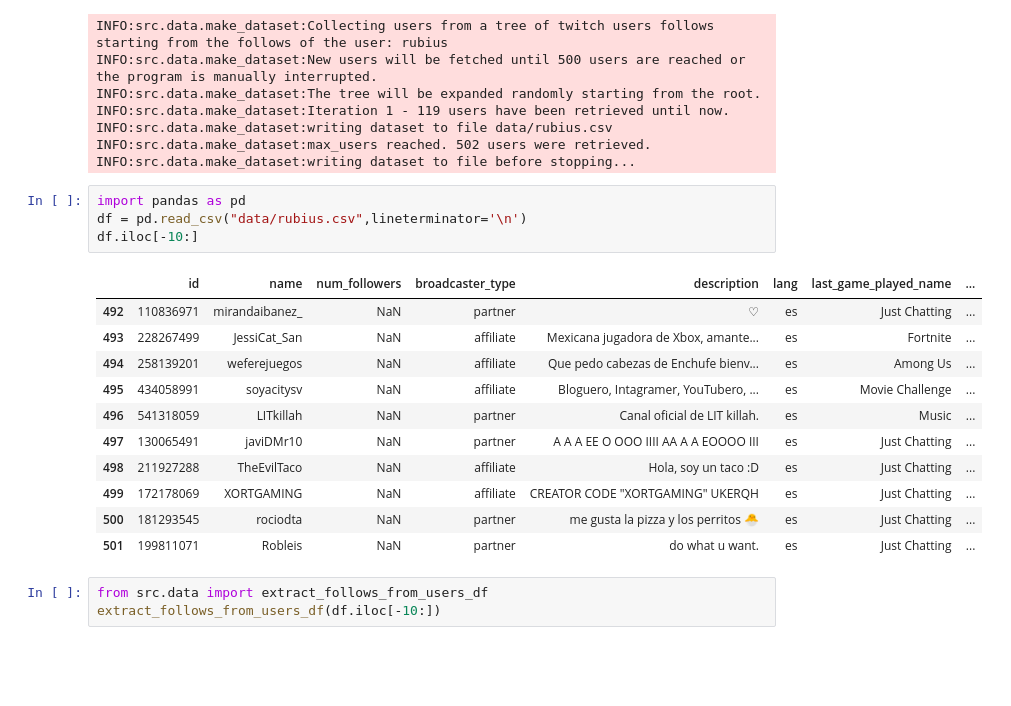
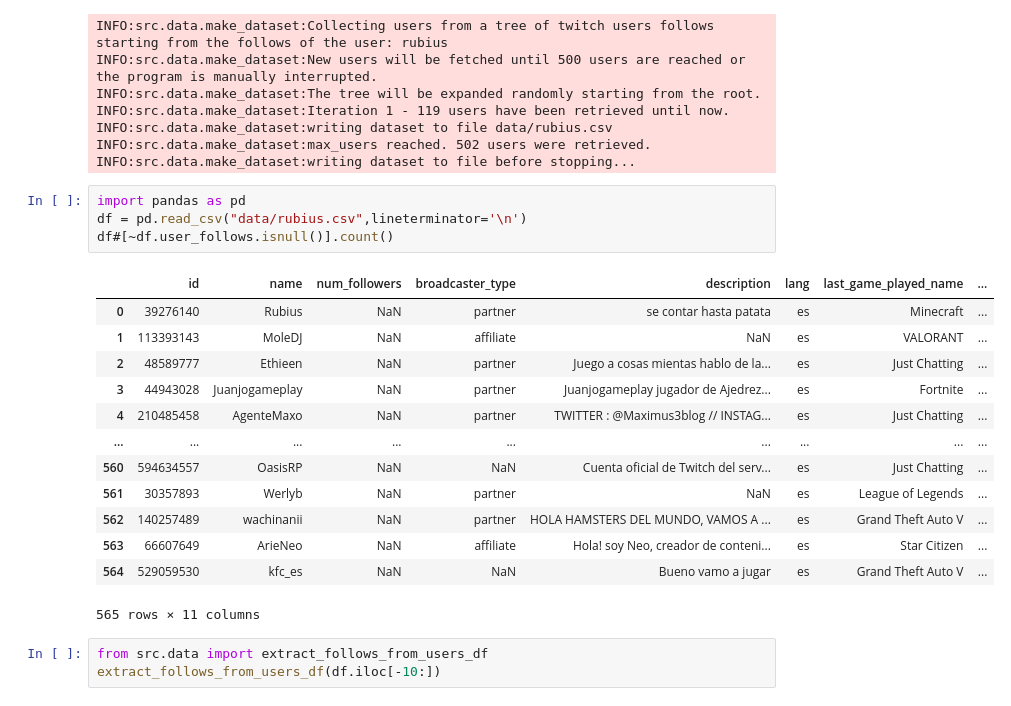
Before and after one commit to Enver-group/twitch-web-analytics, a Jupyter notebook: notebooks/simon-twitch-api.ipynb, the cells around one changed output. Cells and saved outputs as stored; diff of their text form; blank space fills up the shorter version.

```diff
--- a/notebooks/simon-twitch-api.ipynb
+++ b/notebooks/simon-twitch-api.ipynb
@@ -67,19 +67,21 @@ INFO:src.data.make_dataset:writing dataset to file before stopping...
 # %%
 import pandas as pd
 df = pd.read_csv("data/rubius.csv",lineterminator='\n')
-df.iloc[-10:]
+df#[~df.user_follows.isnull()].count()
 # %% [output]
 |  | id | name | num_followers | broadcaster_type | description | lang | last_game_played_name | ... |
-| 492 | 110836971 | mirandaibanez_ | NaN | partner | ♡ | es | Just Chatting | ... |
-| 493 | 228267499 | JessiCat_San | NaN | affiliate | Mexicana jugadora de Xbox, amante... | es | Fortnite | ... |
-| 494 | 258139201 | weferejuegos | NaN | affiliate | Que pedo cabezas de Enchufe bienv... | es | Among Us | ... |
-| 495 | 434058991 | soyacitysv | NaN | affiliate | Bloguero, Intagramer, YouTubero, ... | es | Movie Challenge | ... |
-| 496 | 541318059 | LITkillah | NaN | partner | Canal oficial de LIT killah. | es | Music | ... |
-| 497 | 130065491 | javiDMr10 | NaN | partner | A A A EE O OOO IIII AA A A EOOOO III | es | Just Chatting | ... |
-| 498 | 211927288 | TheEvilTaco | NaN | affiliate | Hola, soy un taco :D | es | Just Chatting | ... |
-| 499 | 172178069 | XORTGAMING | NaN | affiliate | CREATOR CODE "XORTGAMING" UKERQH | es | Just Chatting | ... |
-| 500 | 181293545 | rociodta | NaN | partner | me gusta la pizza y los perritos 🐣 | es | Just Chatting | ... |
-| 501 | 199811071 | Robleis | NaN | partner | do what u want. | es | Just Chatting | ... |
+| 0 | 39276140 | Rubius | NaN | partner | se contar hasta patata | es | Minecraft | ... |
+| 1 | 113393143 | MoleDJ | NaN | affiliate | NaN | es | VALORANT | ... |
+| 2 | 48589777 | Ethieen | NaN | partner | Juego a cosas mientas hablo de la... | es | Just Chatting | ... |
+| 3 | 44943028 | Juanjogameplay | NaN | partner | Juanjogameplay jugador de Ajedrez... | es | Fortnite | ... |
+| 4 | 210485458 | AgenteMaxo | NaN | partner | TWITTER : @Maximus3blog // INSTAG... | es | Just Chatting | ... |
+| ... | ... | ... | ... | ... | ... | ... | ... | ... |
+| 560 | 594634557 | OasisRP | NaN | NaN | Cuenta oficial de Twitch del serv... | es | Just Chatting | ... |
+| 561 | 30357893 | Werlyb | NaN | partner | NaN | es | League of Legends | ... |
+| 562 | 140257489 | wachinanii | NaN | partner | HOLA HAMSTERS DEL MUNDO, VAMOS A ... | es | Grand Theft Auto V | ... |
+| 563 | 66607649 | ArieNeo | NaN | affiliate | Hola! soy Neo, creador de conteni... | es | Star Citizen | ... |
+| 564 | 529059530 | kfc_es | NaN | NaN | Bueno vamo a jugar | es | Grand Theft Auto V | ... |
+565 rows × 11 columns
 # %%
 from src.data import extract_follows_from_users_df
 extract_follows_from_users_df(df.iloc[-10:])
```
Also changed, not shown: parts of 2 cells of this notebook.
